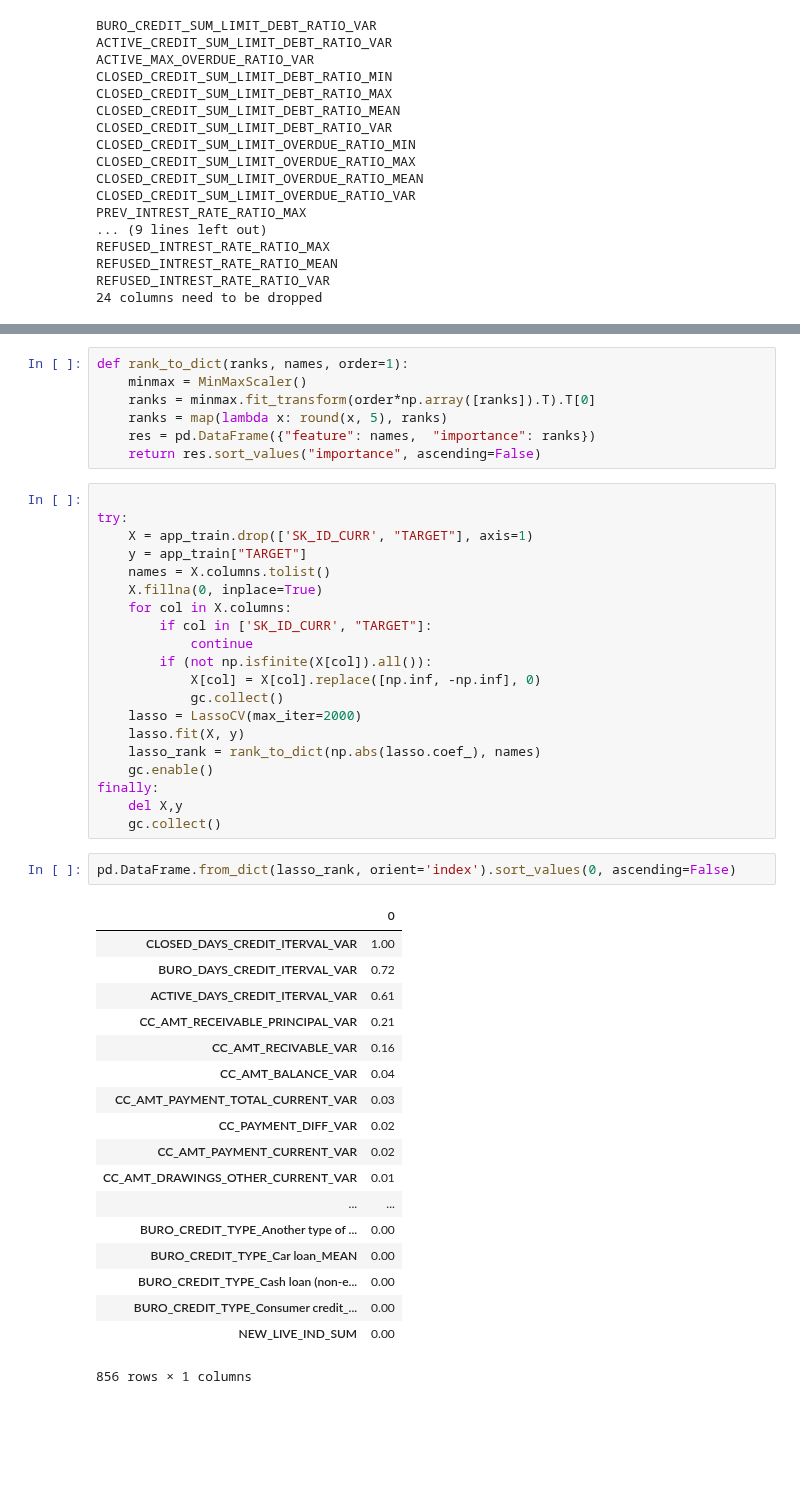
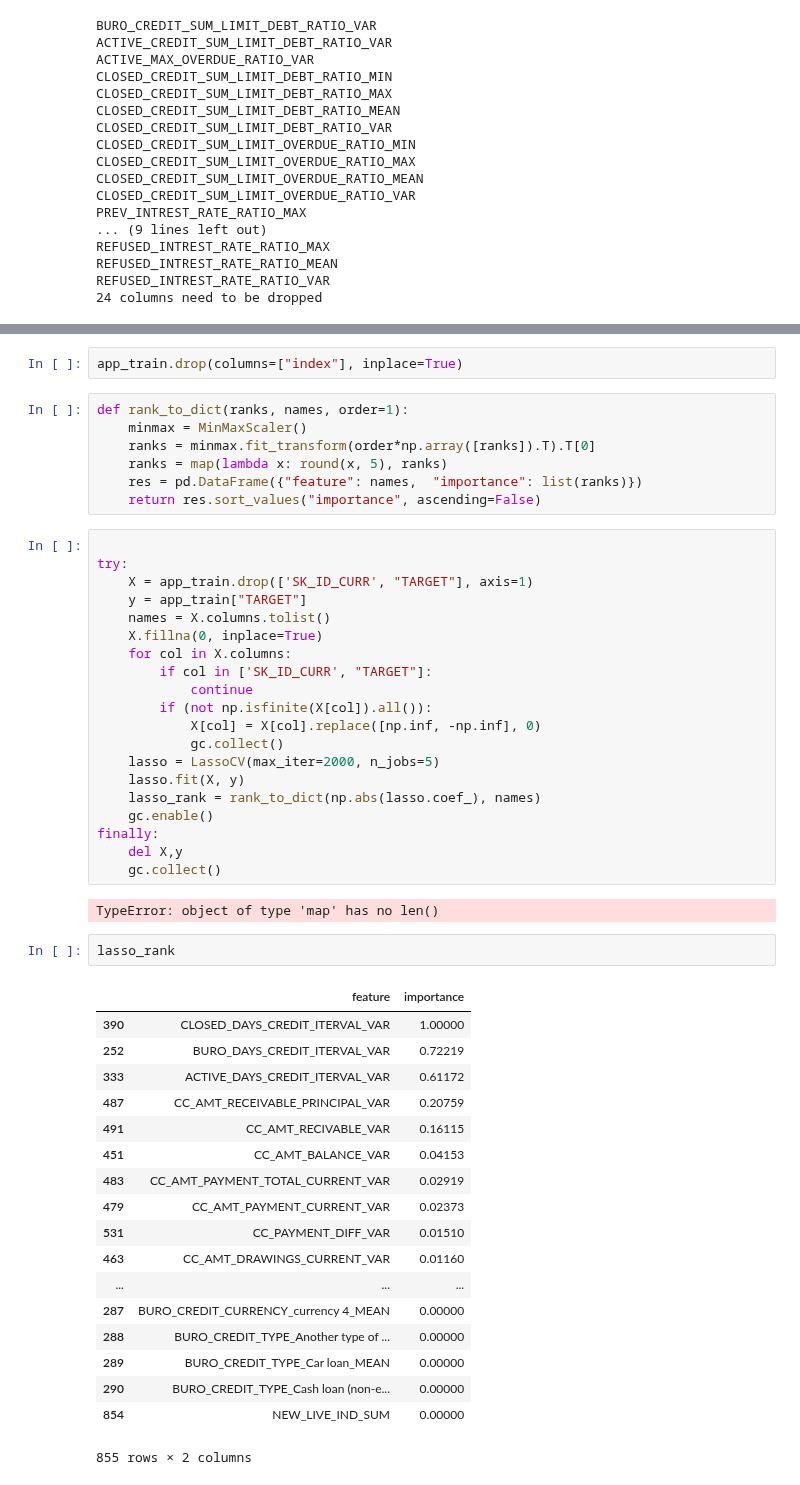
Before and after one commit to yiqiyu/homecredit, a Jupyter notebook: feature_selection.ipynb, the cells around one changed output, grey strips where cells are left out. Saved outputs shown, nothing was run; the diff lists cells and outputs as text; blank space fills up the shorter version.

```diff
--- a/feature_selection.ipynb
+++ b/feature_selection.ipynb
@@ -39,9 +43,11 @@ gc.collect()
+# %%
+app_train.drop(columns=["index"], inplace=True)
 # %%
 def rank_to_dict(ranks, names, order=1):
     minmax = MinMaxScaler()
     ranks = minmax.fit_transform(order*np.array([ranks]).T).T[0]
     ranks = map(lambda x: round(x, 5), ranks)
-    res = pd.DataFrame({"feature": names,  "importance": ranks})
+    res = pd.DataFrame({"feature": names,  "importance": list(ranks)})
     return res.sort_values("importance", ascending=False)
 # %%
 
@@ -56,34 +62,36 @@ try:
         if (not np.isfinite(X[col]).all()):
             X[col] = X[col].replace([np.inf, -np.inf], 0)
             gc.collect()
-    lasso = LassoCV(max_iter=2000)
+    lasso = LassoCV(max_iter=2000, n_jobs=5)
     lasso.fit(X, y)
     lasso_rank = rank_to_dict(np.abs(lasso.coef_), names)
     gc.enable()
 finally:
     del X,y
     gc.collect()
+# %% [output]
+TypeError: object of type 'map' has no len()
-# %%
-pd.DataFrame.from_dict(lasso_rank, orient='index').sort_values(0, ascending=False)
-# %% [output]
-|  | 0 |
-| CLOSED_DAYS_CREDIT_ITERVAL_VAR | 1.00 |
-| BURO_DAYS_CREDIT_ITERVAL_VAR | 0.72 |
-| ACTIVE_DAYS_CREDIT_ITERVAL_VAR | 0.61 |
-| CC_AMT_RECEIVABLE_PRINCIPAL_VAR | 0.21 |
-| CC_AMT_RECIVABLE_VAR | 0.16 |
-| CC_AMT_BALANCE_VAR | 0.04 |
-| CC_AMT_PAYMENT_TOTAL_CURRENT_VAR | 0.03 |
-| CC_PAYMENT_DIFF_VAR | 0.02 |
-| CC_AMT_PAYMENT_CURRENT_VAR | 0.02 |
-| CC_AMT_DRAWINGS_OTHER_CURRENT_VAR | 0.01 |
-| ... | ... |
-| BURO_CREDIT_TYPE_Another type of ... | 0.00 |
-| BURO_CREDIT_TYPE_Car loan_MEAN | 0.00 |
-| BURO_CREDIT_TYPE_Cash loan (non-e... | 0.00 |
-| BURO_CREDIT_TYPE_Consumer credit_... | 0.00 |
-| NEW_LIVE_IND_SUM | 0.00 |
-856 rows × 1 columns
+# %%
+lasso_rank
+# %% [output]
+|  | feature | importance |
+| 390 | CLOSED_DAYS_CREDIT_ITERVAL_VAR | 1.00000 |
+| 252 | BURO_DAYS_CREDIT_ITERVAL_VAR | 0.72219 |
+| 333 | ACTIVE_DAYS_CREDIT_ITERVAL_VAR | 0.61172 |
+| 487 | CC_AMT_RECEIVABLE_PRINCIPAL_VAR | 0.20759 |
+| 491 | CC_AMT_RECIVABLE_VAR | 0.16115 |
+| 451 | CC_AMT_BALANCE_VAR | 0.04153 |
+| 483 | CC_AMT_PAYMENT_TOTAL_CURRENT_VAR | 0.02919 |
+| 479 | CC_AMT_PAYMENT_CURRENT_VAR | 0.02373 |
+| 531 | CC_PAYMENT_DIFF_VAR | 0.01510 |
+| 463 | CC_AMT_DRAWINGS_CURRENT_VAR | 0.01160 |
+| ... | ... | ... |
+| 287 | BURO_CREDIT_CURRENCY_currency 4_MEAN | 0.00000 |
+| 288 | BURO_CREDIT_TYPE_Another type of ... | 0.00000 |
+| 289 | BURO_CREDIT_TYPE_Car loan_MEAN | 0.00000 |
+| 290 | BURO_CREDIT_TYPE_Cash loan (non-e... | 0.00000 |
+| 854 | NEW_LIVE_IND_SUM | 0.00000 |
+855 rows × 2 columns
 # %%
 try:
     X = app_train.drop(['SK_ID_CURR', "TARGET"], axis=1)
```
Also changed, not shown: parts of 17 cells of this notebook, 3 other files.
